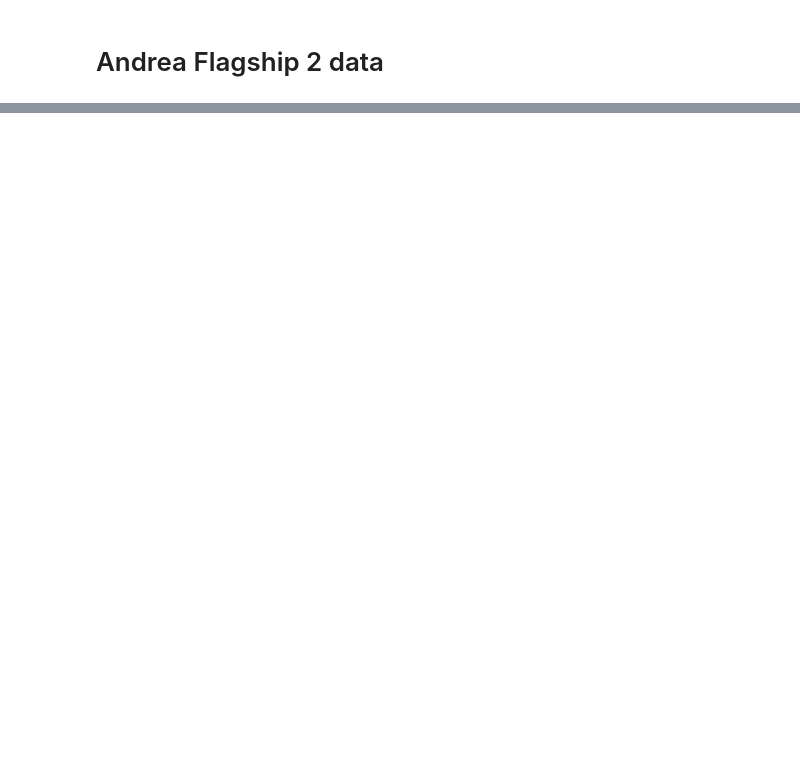
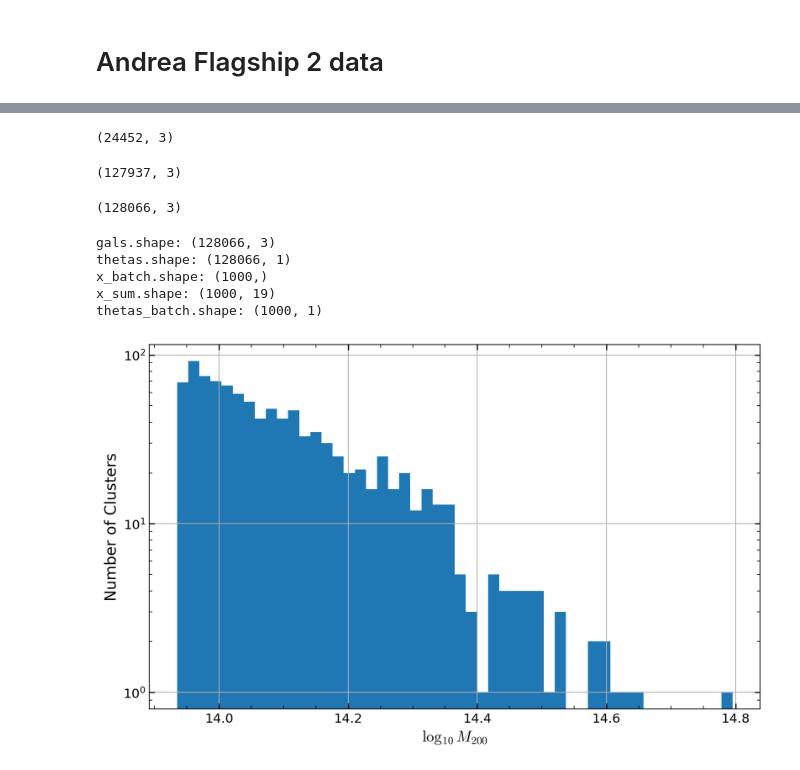
Before and after one commit to maho3/cl-ml-euclid, a Jupyter notebook: preprocessing.ipynb, the cells around one changed output, grey strips where cells are left out. Saved outputs shown, nothing was run; the diff lists cells and outputs as text; code cells hidden in the pictures; blank space fills up the shorter version.

```diff
--- a/preprocessing.ipynb
+++ b/preprocessing.ipynb
@@ -162,12 +104,0 @@ np.save(join(dirpath, 'id.npy'), ids)
-# %%
-data = pd.read_csv('data/raw/TrainingSetMatt_NFW_gT.txt', delimiter='\t',
-                   index_col=False, header=None,
-                   skiprows=2, on_bad_lines='skip',
-                   skipinitialspace=True)
-data = data.iloc[:,:-1]
-x = 'x_pos y_pos  Rxy  vz  deltaR deltav(stat) deltav(syst) Clust_ID z  r200  M200  rs  rnu  beta1  beta0'
-x = [y for y in x.split(' ') if y!='']
-data.columns = x
-
-# fix for now
-data['y_pos'] = np.sqrt(data['Rxy']**2 - data['x_pos']**2) * np.random.choice([-1,1], size=len(data))
@@ -228,10 +104,0 @@ plt.hist(samps)
-# %%
-data = pd.read_csv('data/raw/deep_all.dat', delimiter=' ', index_col=False,
-                   skipinitialspace=True)
-data = pd.DataFrame(data.iloc[1:,:-1].values, columns=data.columns[1:]).reset_index(drop=True)
-# %%
-c = 2.99792458e5 # km/s
-data['vwC50'] = c*(data['zwerr']-data['zwC50'])/(1+data['zwC50'])
-data['vwC100'] = c*(data['zwerr']-data['zwC100'])/(1+data['zwC100'])
-data['vdC50'] = c*(data['zwerr']-data['zdC50'])/(1+data['zwC50'])
-data['vdC100'] = c*(data['zwerr']-data['zdC100'])/(1+data['zwC100'])
@@ -295,0 +116,53 @@ np.log10(2e-16)
+# %%
+# Wide survey, Completeness 100%
+gals, thetas, x_batch, x_sum, thetas_batch = process_and_save(
+    data,
+    'vwC100',
+    fHa_min=2e-16,
+    dirpath='data/processed/FS2wC100',
+)
+print(gals.shape)
+# %% [output]
+(24452, 3)
+# %%
+# Deep survey, Completeness 50%
+gals, thetas, x_batch, x_sum, thetas_batch = process_and_save(
+    data,
+    'vdC50',
+    fHa_min=6e-17,
+    dirpath='data/processed/FS2dC50',
+)
+print(gals.shape)
+# %% [output]
+(127937, 3)
+# %%
+# Deep survey, Completeness 100%
+gals, thetas, x_batch, x_sum, thetas_batch = process_and_save(
+    data,
+    'vdC100',
+    fHa_min=6e-17,
+    dirpath='data/processed/FS2dC100',
+)
+print(gals.shape)
+# %% [output]
+(128066, 3)
+# %%
+print('gals.shape:', gals.shape)
+print('thetas.shape:', thetas.shape)
+print('x_batch.shape:', x_batch.shape)
+print('x_sum.shape:', x_sum.shape)
+print('thetas_batch.shape:', thetas_batch.shape)
+# %% [output]
+gals.shape: (128066, 3)
+thetas.shape: (128066, 1)
+x_batch.shape: (1000,)
+x_sum.shape: (1000, 19)
+thetas_batch.shape: (1000, 1)
+# %%
+# plot theta distribution
+plt.semilogy()
+plt.hist(thetas_batch, bins=50)
+plt.xlabel(r'$\log_{10} M_{200}$')
+plt.ylabel('Number of Clusters');
+# %% [output]
+[figure, added]
```
Also changed, not shown: parts of 28 cells of this notebook, 1 other file.
